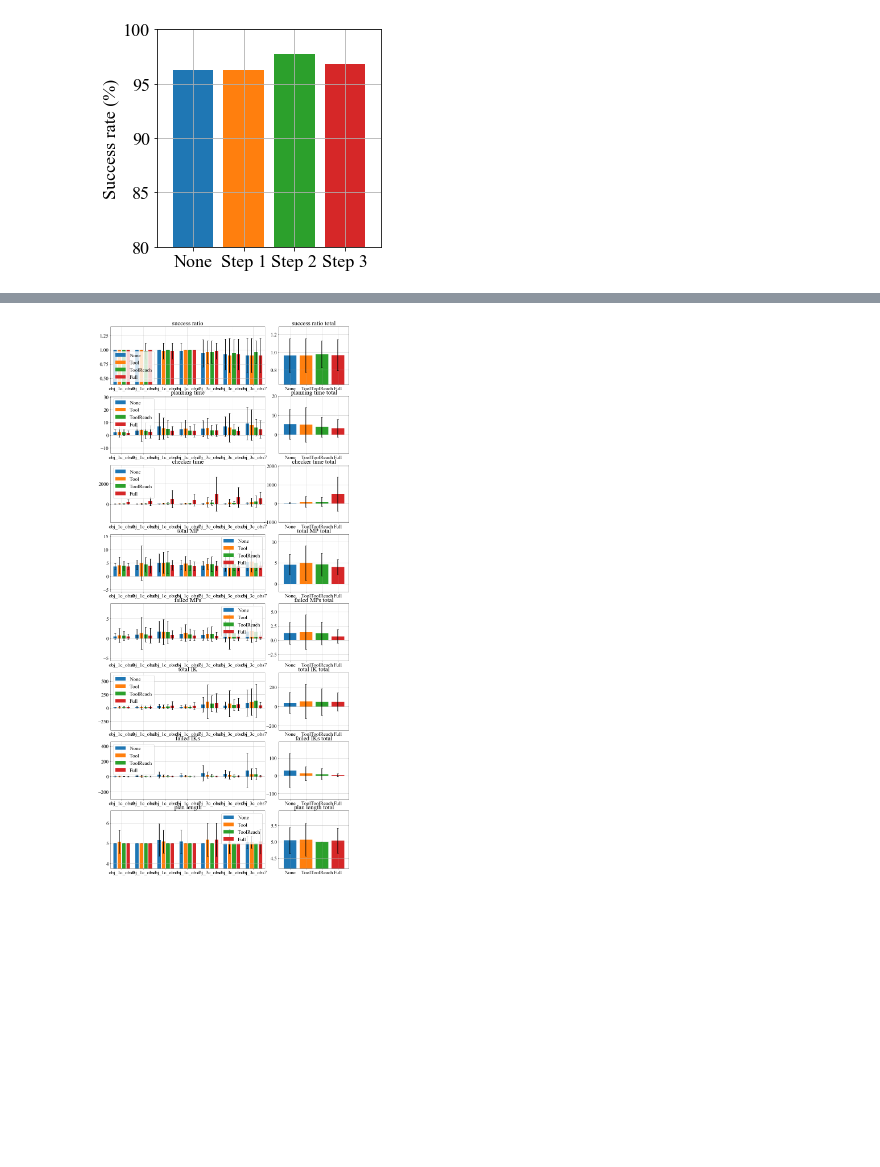
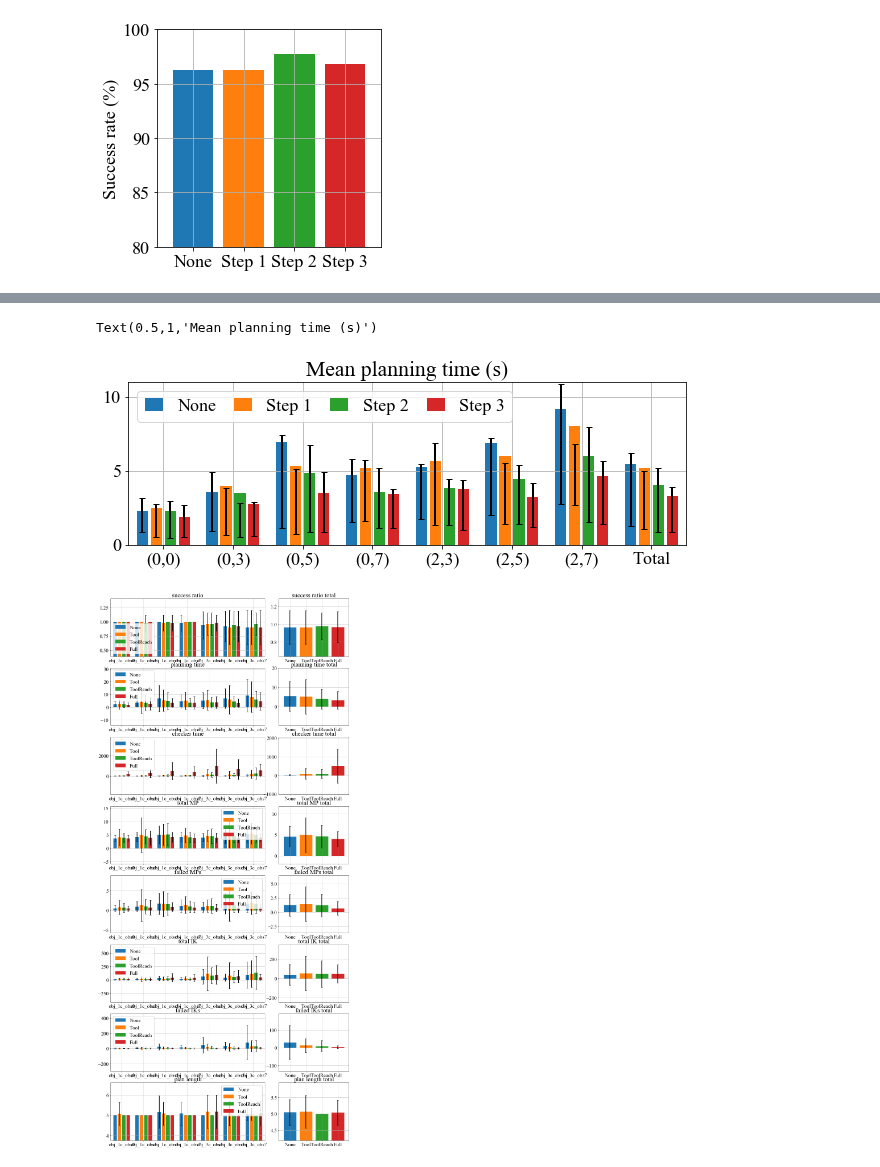
Before and after one commit to rnb-disinfection/rnb-planning, a Jupyter notebook: src/scripts/developing/pddlstream/[TEST] PDDLStream-print-results.ipynb, the cells around one changed output, grey strips where cells are left out. Saved outputs shown, nothing was run; the diff lists cells and outputs as text; code cells hidden in the pictures; blank space fills up the shorter version.

```diff
--- a/src/scripts/developing/pddlstream/[TEST] PDDLStream-print-results.ipynb
+++ b/src/scripts/developing/pddlstream/[TEST] PDDLStream-print-results.ipynb
@@ -163,3 +186,44 @@ _ = grouped_bar(succ_dict_to, average_all=True, options=XLABEL_LIST, show_bar=Fa
+# %%
+N_SAMPLE = 50
+XLABEL_LIST = ['None', 'Step 1', 'Step 2', 'Step 3']
+
+time_dict_valids = extract_valid(resdat_all, ["plan_time"])
+
+time_dict = {}
+for k, v in sorted(time_dict_valids.items()):
+    time_dict[k] = {}
+    for cname in CNAME_LIST:
+        kk = cname
+        vv = np.array(v[kk])
+        time_dict[k][kk] = vv
+
+for valdict in time_dict.values():
+    for k, v in valdict.items():
+        valdict[XLABEL_DICT[k]] = v
+        if k not in XLABEL_LIST and k in valdict:
+            del valdict[k]
+
+time_dict_rev = {}
+val_list_dict = defaultdict(list)
+key_remove = [] # ["(0,7)"]
+for ckey, valdic in sorted(time_dict.items()):
+    ckey_new = "({},{})".format(int(ckey[4:5])-1, int(ckey[-1:]))
+    if ckey_new not in key_remove:
+        time_dict_rev[ckey_new] = valdic
+        for fkey, value in valdic.items():
+            val_list_dict[fkey] = np.array(list(val_list_dict[fkey]) + list(value))
+
+time_dict_rev["Total"] = val_list_dict
+
+plt.figure(figsize=(10,3))
+keys = grouped_bar(time_dict_rev, options=XLABEL_LIST, show_bar=0.5, fn=np.mean)#, scatter=True)
+plt.legend(XLABEL_LIST, ncol=len(XLABEL_LIST), handlelength=1, labelspacing=0, columnspacing=1)
+# plt.legend(XLABEL_LIST, bbox_to_anchor=(0.25,0.5))
+plt.ylim(0,11)
+plt.title("Mean planning time (s)")
+# %% [output]
+Text(0.5,1,'Mean planning time (s)')
+[figure, added]
 # %%
 plt.figure(figsize=(15,35))
 
```
Also changed, not shown: parts of 24 cells of this notebook, 2 other files.
